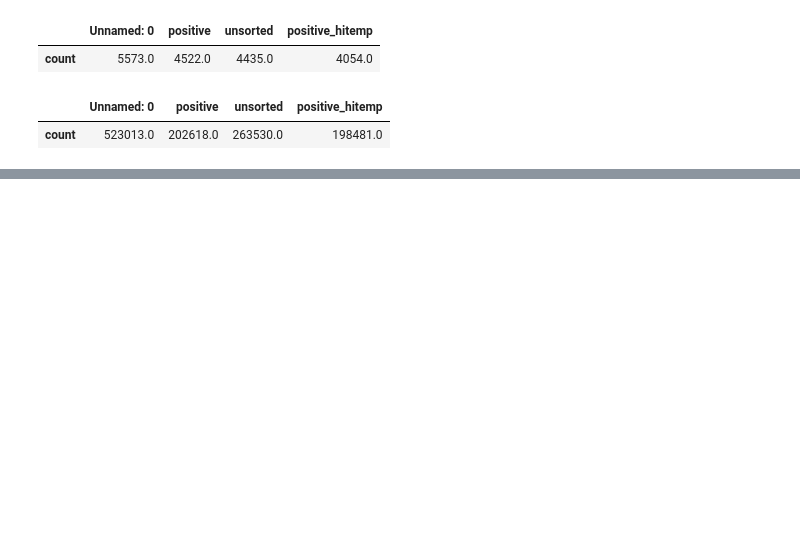
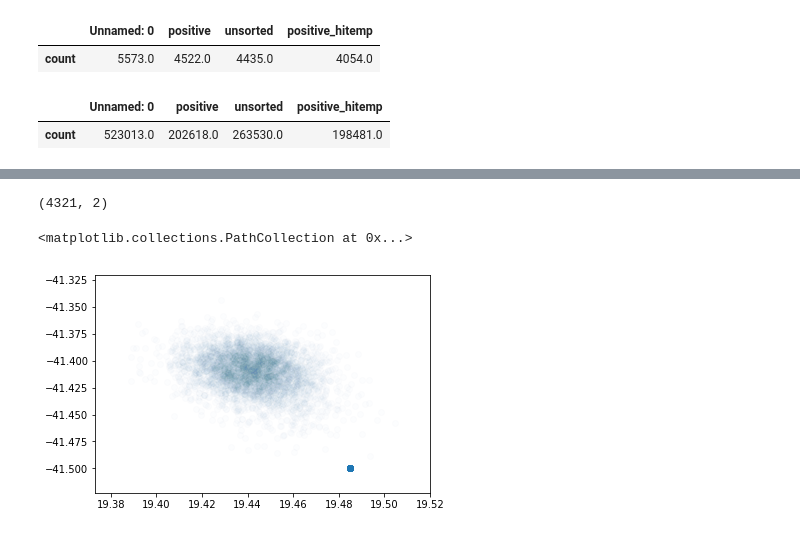
Before and after one commit to sameerd/VAE_Protein_Sequence_Function, a Jupyter notebook: python/VAE for Bgl3 mutations.ipynb, the cells around one changed output, grey strips where cells are left out. Drawn from its saved outputs; the diff is of its cells as text; code cells hidden in the pictures; blank space fills up the shorter version.

```diff
--- a/python/VAE for Bgl3 mutations.ipynb
+++ b/python/VAE for Bgl3 mutations.ipynb
@@ -95,0 +203,4 @@ array([10, 17, 12,  4,  9, 13, 13, 16,  0, 10,  0, 12,  2,  0,  0,  9, 16,
+# %%
+# instantiate VAE model
+outputs = decoder(encoder(inputs)[2])
+vae = Model(inputs, outputs, name='vae_mlp')
@@ -95,0 +217,4 @@ array([10, 17, 12,  4,  9, 13, 13, 16,  0, 10,  0, 12,  2,  0,  0,  9, 16,
+# %%
+vae.compile(optimizer='adam', loss='binary_crossentropy')
+vae.summary()
+SVG(model_to_dot(decoder).create(prog='dot', format='svg'))
@@ -95,0 +238,2 @@ array([10, 17, 12,  4,  9, 13, 13, 16,  0, 10,  0, 12,  2,  0,  0,  9, 16,
+# %%
+vae.fit(training_data, training_data, epochs=epochs, batch_size=batch_size, validation_split=0.1)
@@ -95,0 +259,11 @@ array([10, 17, 12,  4,  9, 13, 13, 16,  0, 10,  0, 12,  2,  0,  0,  9, 16,
+# %%
+training_data_encoded = encoder.predict(training_data, batch_size=batch_size)
+training_data_encoded[0].shape
+# %% [output]
+(4321, 2)
+# %%
+# Visualize latent space
+plt.scatter(training_data_encoded[0][:, 0], training_data_encoded[0][:, 1], alpha=0.01)
+# %% [output]
+<matplotlib.collections.PathCollection at 0x...>
+[figure, added]
```
Also changed, not shown: parts of 20 cells of this notebook, 2 other files.
